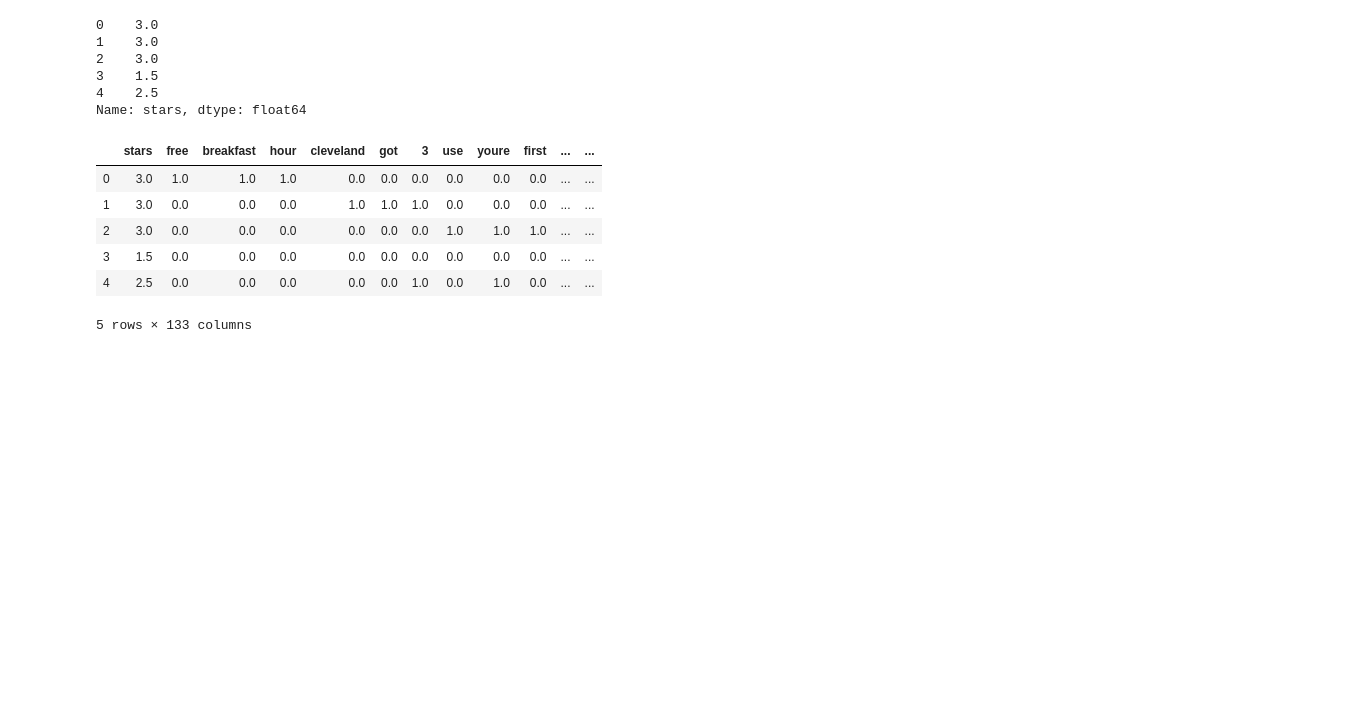
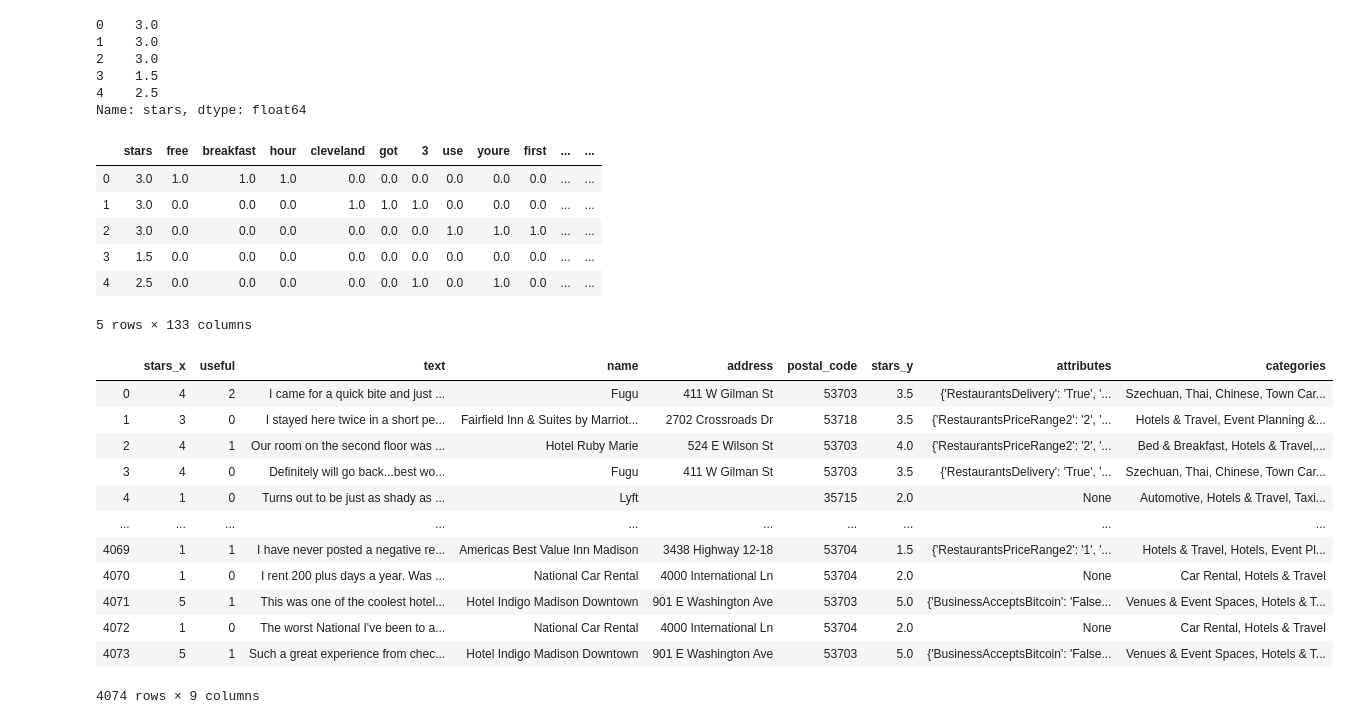
Before and after one commit to cocofreefarm/Module3, a Jupyter notebook: Data/Module 3 Data Cleaning.ipynb, the cells around one changed output. Saved outputs shown, nothing was run; the diff lists cells and outputs as text; code cells hidden in the pictures; blank space fills up the shorter version.

```diff
--- a/Data/Module 3 Data Cleaning.ipynb
+++ b/Data/Module 3 Data Cleaning.ipynb
@@ -312,3 +295,19 @@ df_tip.head()
 5 rows × 133 columns
 # %%
 df_tip.to_csv('df_tip.csv')
+# %%
+Hotel_Madison
+# %% [output]
+|  | stars_x | useful | text | name | address | postal_code | stars_y | attributes | categories |
+| 0 | 4 | 2 | I came for a quick bite and just ... | Fugu | 411 W Gilman St | 53703 | 3.5 | {'RestaurantsDelivery': 'True', '... | Szechuan, Thai, Chinese, Town Car... |
+| 1 | 3 | 0 | I stayed here twice in a short pe... | Fairfield Inn & Suites by Marriot... | 2702 Crossroads Dr | 53718 | 3.5 | {'RestaurantsPriceRange2': '2', '... | Hotels & Travel, Event Planning &... |
+| 2 | 4 | 1 | Our room on the second floor was ... | Hotel Ruby Marie | 524 E Wilson St | 53703 | 4.0 | {'RestaurantsPriceRange2': '2', '... | Bed & Breakfast, Hotels & Travel,... |
+| 3 | 4 | 0 | Definitely will go back...best wo... | Fugu | 411 W Gilman St | 53703 | 3.5 | {'RestaurantsDelivery': 'True', '... | Szechuan, Thai, Chinese, Town Car... |
+| 4 | 1 | 0 | Turns out to be just as shady as ... | Lyft |  | 35715 | 2.0 | None | Automotive, Hotels & Travel, Taxi... |
+| ... | ... | ... | ... | ... | ... | ... | ... | ... | ... |
+| 4069 | 1 | 1 | I have never posted a negative re... | Americas Best Value Inn Madison | 3438 Highway 12-18 | 53704 | 1.5 | {'RestaurantsPriceRange2': '1', '... | Hotels & Travel, Hotels, Event Pl... |
+| 4070 | 1 | 0 | I rent 200 plus days a year. Was ... | National Car Rental | 4000 International Ln | 53704 | 2.0 | None | Car Rental, Hotels & Travel |
+| 4071 | 5 | 1 | This was one of the coolest hotel... | Hotel Indigo Madison Downtown | 901 E Washington Ave | 53703 | 5.0 | {'BusinessAcceptsBitcoin': 'False... | Venues & Event Spaces, Hotels & T... |
+| 4072 | 1 | 0 | The worst National I've been to a... | National Car Rental | 4000 International Ln | 53704 | 2.0 | None | Car Rental, Hotels & Travel |
+| 4073 | 5 | 1 | Such a great experience from chec... | Hotel Indigo Madison Downtown | 901 E Washington Ave | 53703 | 5.0 | {'BusinessAcceptsBitcoin': 'False... | Venues & Event Spaces, Hotels & T... |
+4074 rows × 9 columns
```
Also changed, not shown: parts of 8 cells of this notebook, 4 other files.
